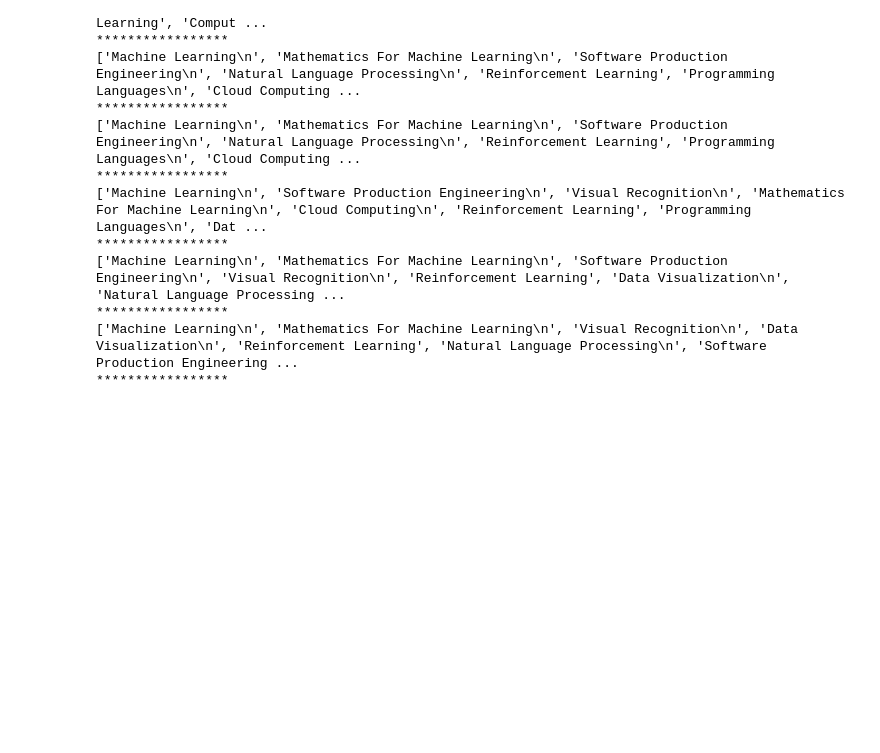
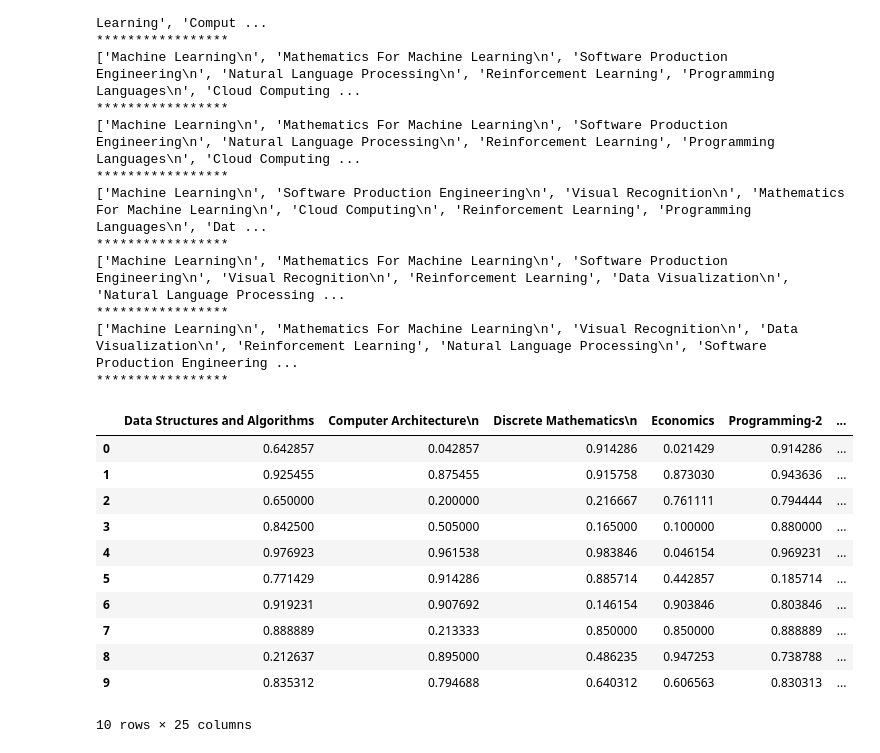
Before and after one commit to chinmayparekh/CourseRecSys, a Jupyter notebook: courseRecSys.ipynb, the cells around one changed output. Cells and saved outputs as stored; diff of their text form; code cells hidden in the pictures; blank space fills up the shorter version.

```diff
--- a/courseRecSys.ipynb
+++ b/courseRecSys.ipynb
@@ -454,3 +470,18 @@ for i in pred:
 *****************
 ['Machine Learning\n', 'Mathematics For Machine Learning\n', 'Visual Recognition\n', 'Data Visualization\n', 'Reinforcement Learning', 'Natural Language Processing\n', 'Software Production Engineering ...
 *****************
+# %%
+df
+# %% [output]
+|  | Data Structures and Algorithms | Computer Architecture\n | Discrete Mathematics\n | Economics | Programming-2 | ... |
+| 0 | 0.642857 | 0.042857 | 0.914286 | 0.021429 | 0.914286 | ... |
+| 1 | 0.925455 | 0.875455 | 0.915758 | 0.873030 | 0.943636 | ... |
+| 2 | 0.650000 | 0.200000 | 0.216667 | 0.761111 | 0.794444 | ... |
+| 3 | 0.842500 | 0.505000 | 0.165000 | 0.100000 | 0.880000 | ... |
+| 4 | 0.976923 | 0.961538 | 0.983846 | 0.046154 | 0.969231 | ... |
+| 5 | 0.771429 | 0.914286 | 0.885714 | 0.442857 | 0.185714 | ... |
+| 6 | 0.919231 | 0.907692 | 0.146154 | 0.903846 | 0.803846 | ... |
+| 7 | 0.888889 | 0.213333 | 0.850000 | 0.850000 | 0.888889 | ... |
+| 8 | 0.212637 | 0.895000 | 0.486235 | 0.947253 | 0.738788 | ... |
+| 9 | 0.835312 | 0.794688 | 0.640312 | 0.606563 | 0.830313 | ... |
+10 rows × 25 columns
```
Also changed, not shown: parts of 19 cells of this notebook, 1 other file.
